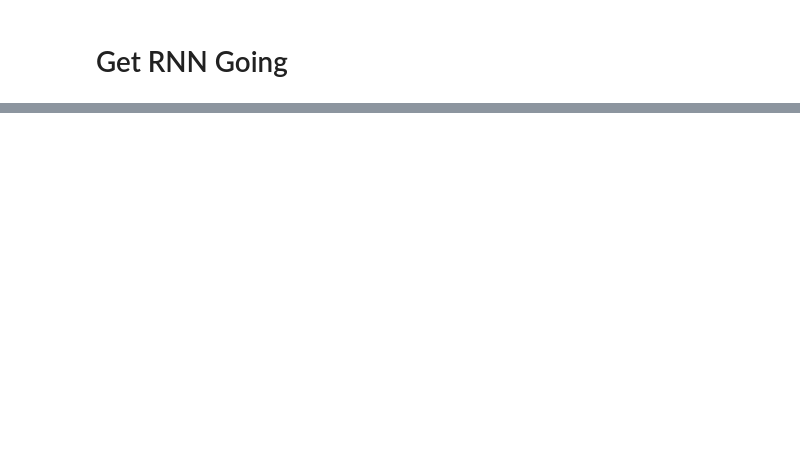
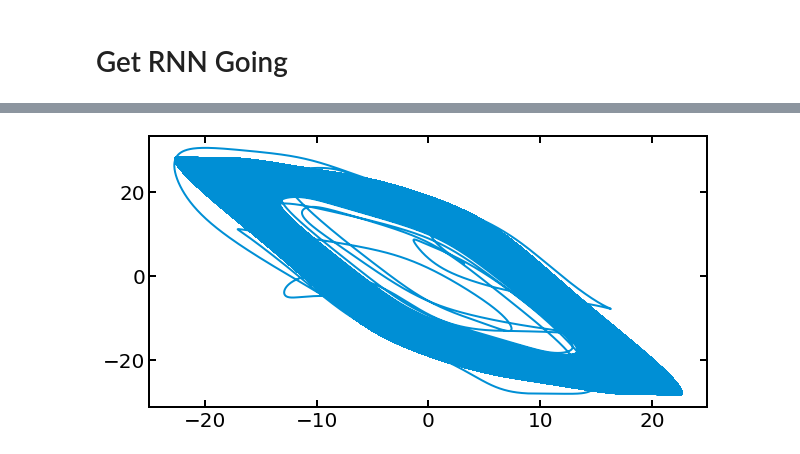
Before and after one commit to adamjeisen/ChaoticConsciousness, a Jupyter notebook: _sandbox/methods/RNN Models/2022-07-19 - Balanced E-I Networks.ipynb, the cells around one changed output, grey strips where cells are left out. Saved outputs shown, nothing was run; the diff lists cells and outputs as text; code cells hidden in the pictures; blank space fills up the shorter version.

```diff
--- a/_sandbox/methods/RNN Models/2022-07-19 - Balanced E-I Networks.ipynb
+++ b/_sandbox/methods/RNN Models/2022-07-19 - Balanced E-I Networks.ipynb
@@ -46 +61,11 @@ N_I = N - N_E
+# %%
+weight_scale = np.random.choice([1, -1], size=(N,), p=[q_E, 1 - q_E])
+# %%
+W = np.multiply(W, weight_scale)
+# balance the weights
+# first naively
+for i in range(W.shape[0]):
+    pos_weights = W[i][W[i] > 0]
+    neg_weights = W[i][W[i] <= 0]
+    W[i][W[i] <= 0] *= -pos_weights.sum()/neg_weights.sum()
 # %%
@@ -76,0 +108,19 @@ post_scale = 1.0
+# %%
+x = np.zeros((T, N))
+Js = np.zeros((T-1, N, N))
+x[0] = np.random.randn(N)
+W_eff = W.copy()
+neg_inds = W < 0
+I = np.eye(N)
+alpha = (int(dt*1000)/tau)
+for t in tqdm(range(1, T)):
+    W_eff[neg_inds] = W[neg_inds]*scales[t]
+    x[t] = x[t - 1] + alpha*(-x[t - 1] + W_eff @ np.tanh(x[t - 1]) + b + np.sqrt(2/alpha)*np.random.randn()*noise_sigma)
+    Js[t - 1] = -I + dt*np.multiply(W_eff, 1 - np.tanh(x[t - 1])**2)
+# %%
+proj1 = x @ np.random.randn(N)
+proj2 = x @ np.random.randn(N)
+plt.plot(proj1, proj2)
+plt.show()
+# %% [output]
+[figure, added]
```
Also changed, not shown: parts of 19 cells of this notebook, 12 other files.
